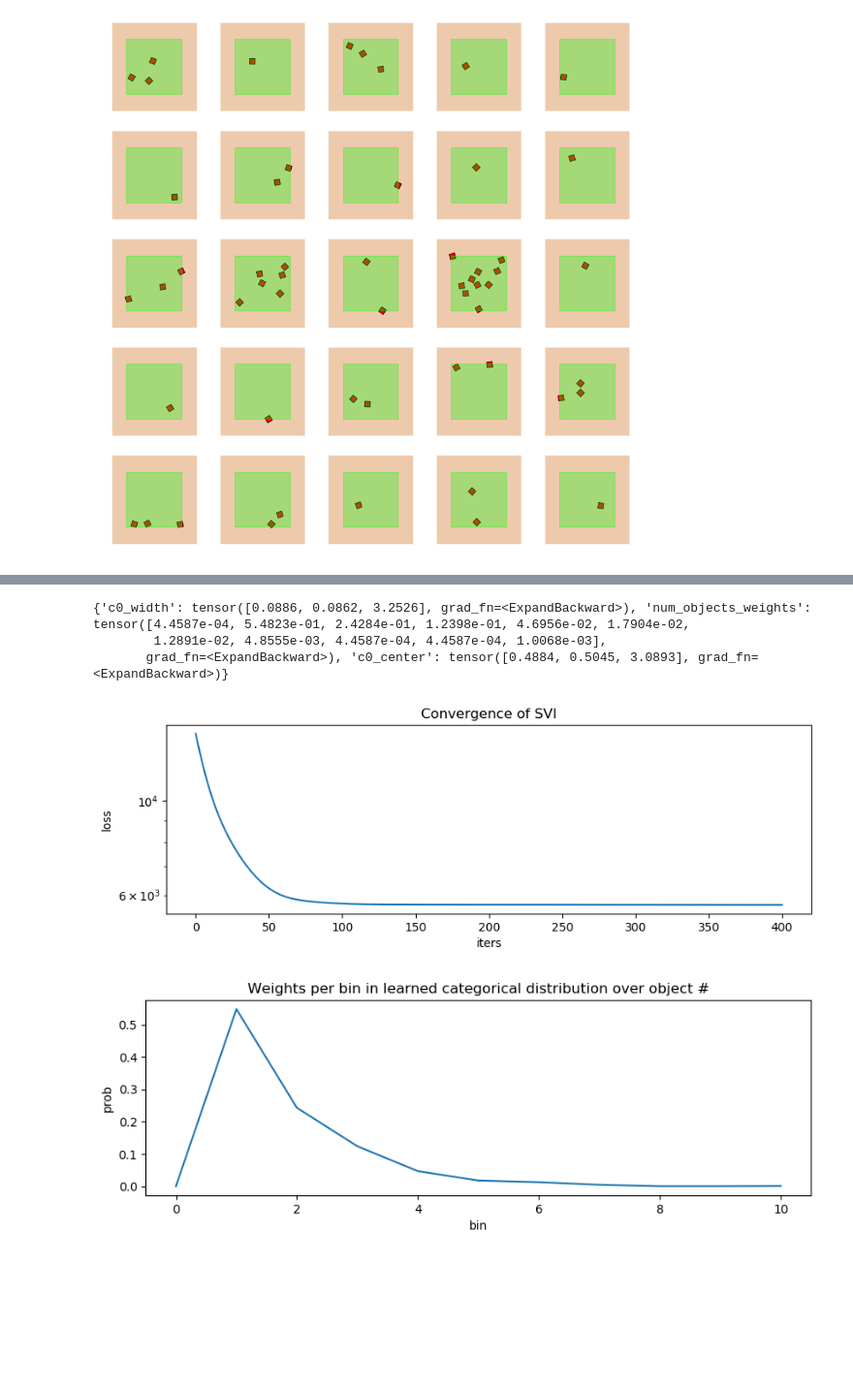
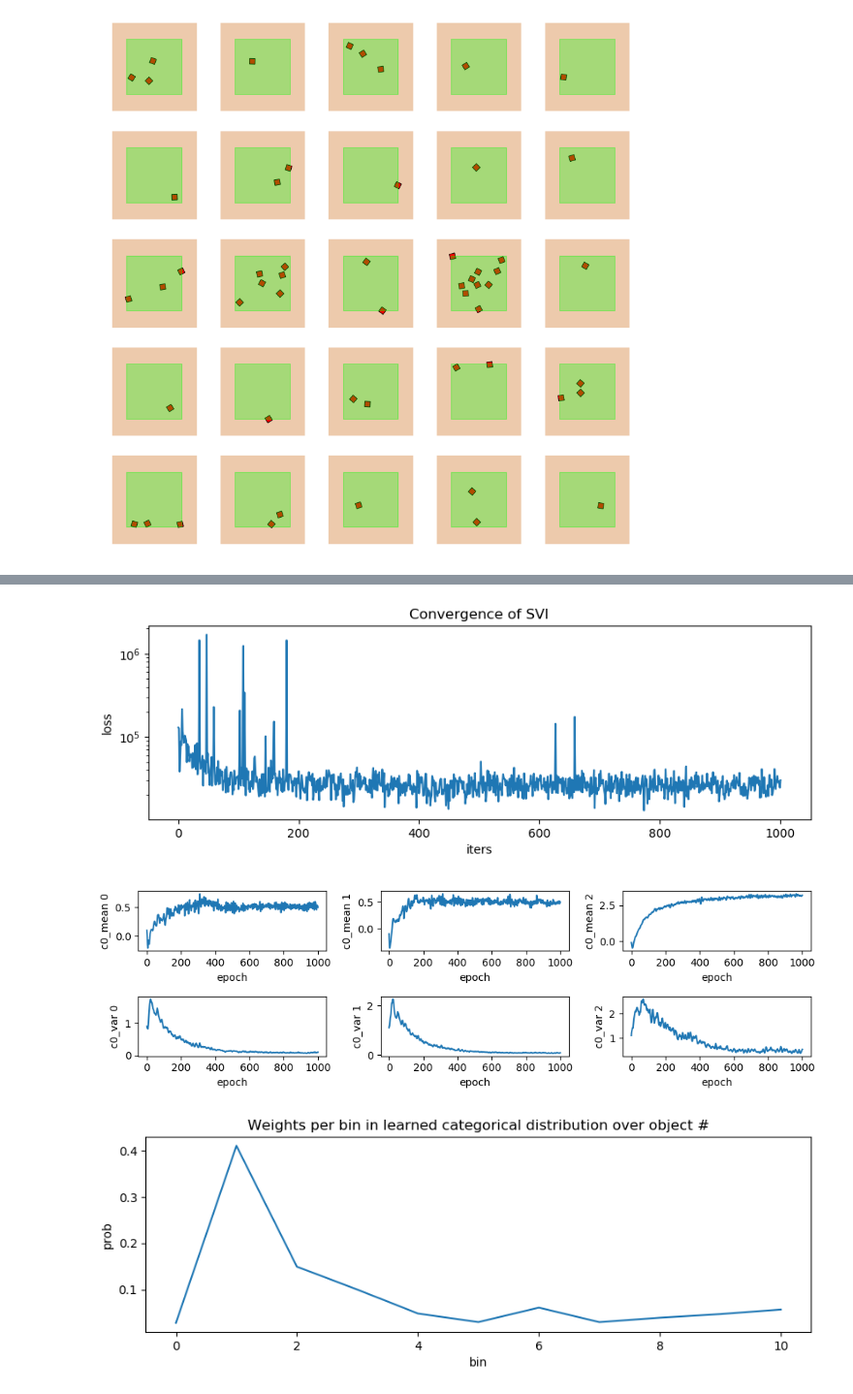
Before and after one commit to gizatt/scene_generation, a Jupyter notebook: 20181204 Planar Scene Arrangements Pyro, Single Object, Single Multivariate Normal, with Projections.ipynb, the cells around one changed output, grey strips where cells are left out. Shown at 97% size. Cells and saved outputs as stored; diff of their text form; code cells hidden in the pictures; blank space fills up the shorter version.

```diff
--- a/20181204 Planar Scene Arrangements Pyro, Single Object, Single Multivariate Normal, with Projections.ipynb
+++ b/20181204 Planar Scene Arrangements Pyro, Single Object, Single Multivariate Normal, with Projections.ipynb
@@ -474 +474,17 @@ print "Done"
 Done
+# %%
+# Optional additional steps, repeat as necessary...
+for i in range(201):
+    loss = svi.step(data, subsample_size=20)
+    losses.append(loss)
+    snapshot_median = global_guide.median()
+    for p in snapshot_median.keys():
+        if p not in snapshots.keys():
+            snapshots[p] = []
+        snapshots[p].append(snapshot_median[p].cpu().detach().numpy().copy())
+    if (i % 10 == 0):
+        print ".",
+    if (i % 50 == 0):
+        print "\n"
+        print select_interesting(global_guide)
+print "Done"
@@ -475,23 +509,34 @@ Done
 # %%
 plt.figure(figsize=(10,3), dpi=100).set_facecolor('white')
 plt.plot(losses)
 plt.xlabel('iters')
 plt.ylabel('loss')
 plt.yscale('log')
 plt.title('Convergence of SVI');
-print global_guide.median()
+#print global_guide.median()
+
+plt.figure(figsize=(10,3), dpi=100).set_facecolor('white')
+keys = ["c0_mean", "c0_var"]
+n_plots = len(keys)
+for i, key in enumerate(keys):
+    data_across_epochs = np.vstack(snapshots[key])
+    for k in range(3):
+        plt.subplot(n_plots, 3, i*3+k+1)
+        start_epoch = 0
+        plt.plot(np.arange(start_epoch, data_across_epochs.shape[0]), data_across_epochs[start_epoch:, k])
+        plt.xlabel('epoch')
+        plt.ylabel(key + " %d" % k)
+plt.tight_layout()
 
 plt.figure(figsize=(10,3), dpi=100).set_facecolor('white')
 plt.plot(global_guide.median()["num_objects_weights"].cpu().detach().numpy())
 plt.xlabel('bin')
 plt.ylabel('prob')
 plt.title('Weights per bin in learned categorical distribution over object #');
 # %% [output]
-{'c0_width': tensor([0.0886, 0.0862, 3.2526], grad_fn=<ExpandBackward>), 'num_objects_weights': tensor([4.4587e-04, 5.4823e-01, 2.4284e-01, 1.2398e-01, 4.6956e-02, 1.7904e-02,
-        1.2891e-02, 4.8555e-03, 4.4587e-04, 4.4587e-04, 1.0068e-03],
-       grad_fn=<ExpandBackward>), 'c0_center': tensor([0.4884, 0.5045, 3.0893], grad_fn=<ExpandBackward>)}
-[figure, old version]
+[figure, new version]
-[figure, old version]
+[figure, new version]
+[figure, added]
 # %%
 plt.figure().set_size_inches(12, 12)
 print "Selection of environments from prior / generative model"
```
Also changed, not shown: parts of 8 cells of this notebook, 2 other files.
